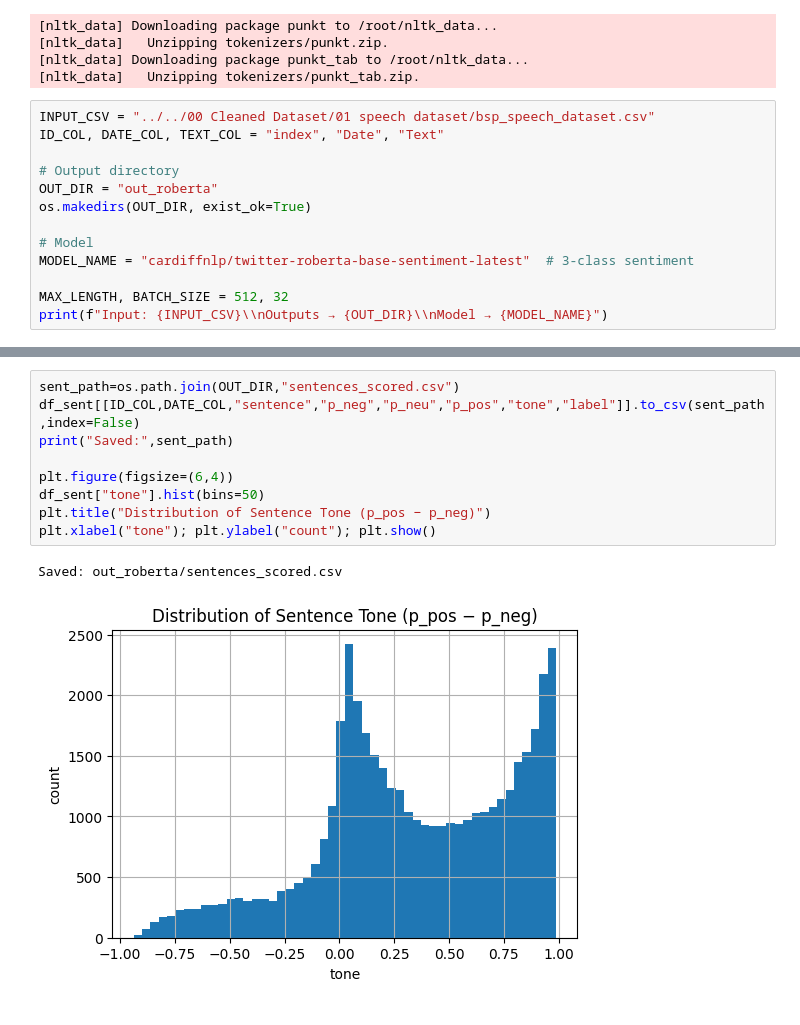
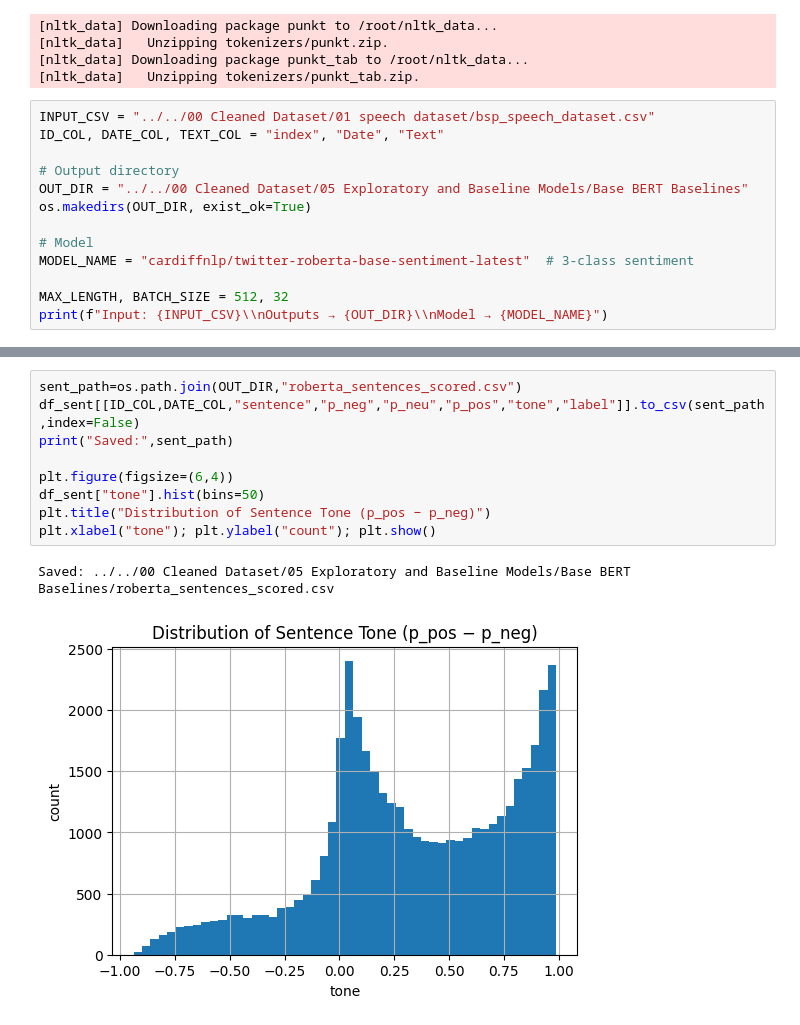
Before and after one commit to kricme/Manero-Panganiban-Serafica, a Jupyter notebook: 04 Transformer-based Sentiment Analysis/0401 BERT models/RoBERTa.ipynb, the cells around one changed output, grey strips where cells are left out. Saved outputs shown, nothing was run; the diff lists cells and outputs as text.

Commit message:
chore: route RoBERTa outputs to baseline folder and add env setup

```diff
--- a/04 Transformer-based Sentiment Analysis/0401 BERT models/RoBERTa.ipynb
+++ b/04 Transformer-based Sentiment Analysis/0401 BERT models/RoBERTa.ipynb
@@ -27,7 +49,7 @@ INPUT_CSV = "../../00 Cleaned Dataset/01 speech dataset/bsp_speech_dataset.csv"
 ID_COL, DATE_COL, TEXT_COL = "index", "Date", "Text"
 
 # Output directory
-OUT_DIR = "out_roberta"
+OUT_DIR = "../../00 Cleaned Dataset/05 Exploratory and Baseline Models/Base BERT Baselines"
 os.makedirs(OUT_DIR, exist_ok=True)
 
 # Model
@@ -152,15 +179,15 @@ Scoring sentences…
 # %%
-sent_path=os.path.join(OUT_DIR,"sentences_scored.csv")
+sent_path=os.path.join(OUT_DIR,"roberta_sentences_scored.csv")
 df_sent[[ID_COL,DATE_COL,"sentence","p_neg","p_neu","p_pos","tone","label"]].to_csv(sent_path,index=False)
 print("Saved:",sent_path)
 
 plt.figure(figsize=(6,4))
 df_sent["tone"].hist(bins=50)
 plt.title("Distribution of Sentence Tone (p_pos − p_neg)")
 plt.xlabel("tone"); plt.ylabel("count"); plt.show()
 # %% [output]
-Saved: out_roberta/sentences_scored.csv
+Saved: ../../00 Cleaned Dataset/05 Exploratory and Baseline Models/Base BERT Baselines/roberta_sentences_scored.csv
-[figure, old version]
+[figure, new version]
 # %%
 def share_over(x,thr=.5): return (x>thr).mean()
 def majority_label(x): return x.value_counts().idxmax()
```
Also changed, not shown: parts of 13 cells of this notebook.
